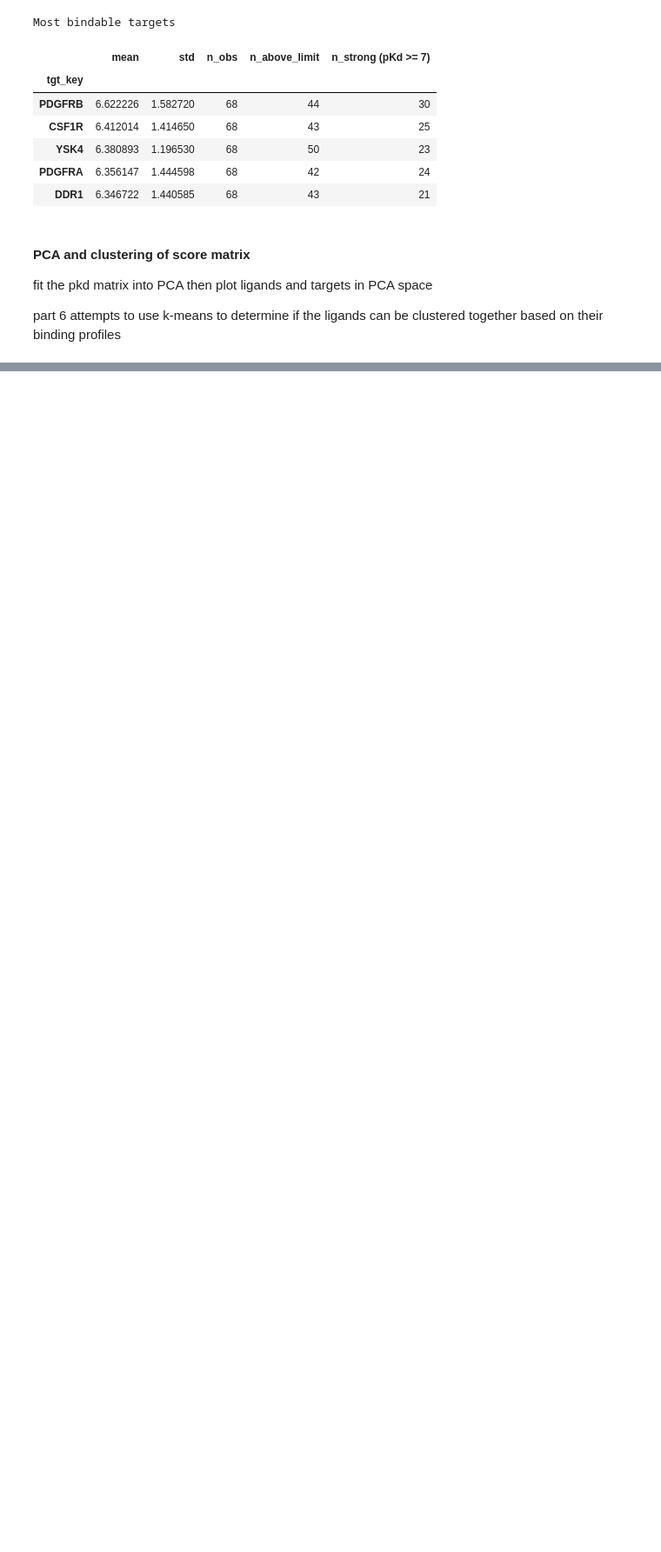
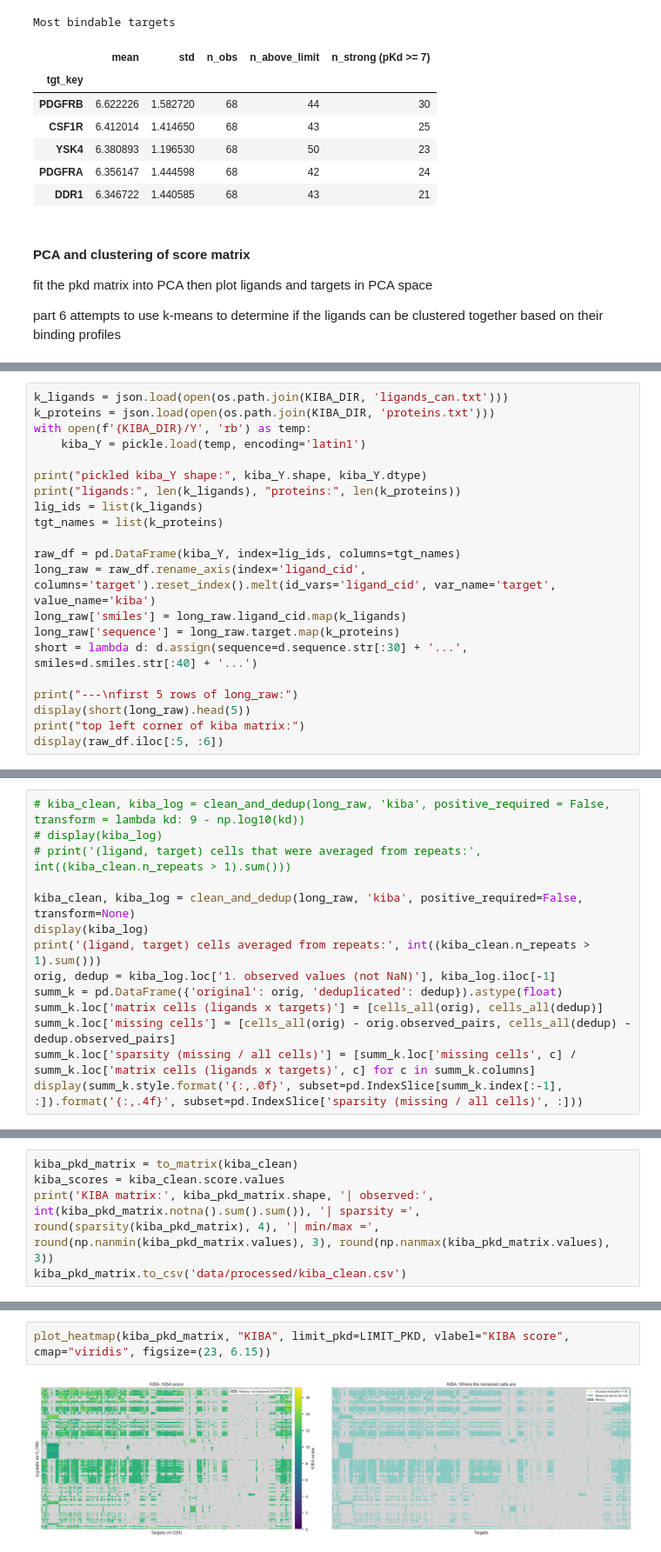
Before and after one commit to Dangomimikyu/SC4020-DataMining, a Jupyter notebook: Project 2/Source/Task1.ipynb, the cells around one changed output, grey strips where cells are left out. Shown at 87% size. Saved outputs shown, nothing was run; the diff lists cells and outputs as text; blank space fills up the shorter version.

Commit message:
kiba and comparison

```diff
--- a/Project 2/Source/Task1.ipynb
+++ b/Project 2/Source/Task1.ipynb
@@ -1031,0 +1019,21 @@ K-means silhouette scores: {2: np.float64(0.336), 3: np.float64(0.325), 4: np.fl
+# %%
+k_ligands = json.load(open(os.path.join(KIBA_DIR, 'ligands_can.txt')))
+k_proteins = json.load(open(os.path.join(KIBA_DIR, 'proteins.txt')))
+with open(f'{KIBA_DIR}/Y', 'rb') as temp:
+    kiba_Y = pickle.load(temp, encoding='latin1')
+
+print("pickled kiba_Y shape:", kiba_Y.shape, kiba_Y.dtype)
+print("ligands:", len(k_ligands), "proteins:", len(k_proteins))
+lig_ids = list(k_ligands)
+tgt_names = list(k_proteins)
+
+raw_df = pd.DataFrame(kiba_Y, index=lig_ids, columns=tgt_names)
+long_raw = raw_df.rename_axis(index='ligand_cid', columns='target').reset_index().melt(id_vars='ligand_cid', var_name='target', value_name='kiba')
+long_raw['smiles'] = long_raw.ligand_cid.map(k_ligands)
+long_raw['sequence'] = long_raw.target.map(k_proteins)
+short = lambda d: d.assign(sequence=d.sequence.str[:30] + '...', smiles=d.smiles.str[:40] + '...')
+
+print("---\nfirst 5 rows of long_raw:")
+display(short(long_raw).head(5))
+print("top left corner of kiba matrix:")
+display(raw_df.iloc[:5, :6])
@@ -1031,0 +1060,14 @@ K-means silhouette scores: {2: np.float64(0.336), 3: np.float64(0.325), 4: np.fl
+# %%
+# kiba_clean, kiba_log = clean_and_dedup(long_raw, 'kiba', positive_required = False, transform = lambda kd: 9 - np.log10(kd))
+# display(kiba_log)
+# print('(ligand, target) cells that were averaged from repeats:', int((kiba_clean.n_repeats > 1).sum()))
+
+kiba_clean, kiba_log = clean_and_dedup(long_raw, 'kiba', positive_required=False, transform=None)
+display(kiba_log)
+print('(ligand, target) cells averaged from repeats:', int((kiba_clean.n_repeats > 1).sum()))
+orig, dedup = kiba_log.loc['1. observed values (not NaN)'], kiba_log.iloc[-1]
+summ_k = pd.DataFrame({'original': orig, 'deduplicated': dedup}).astype(float)
+summ_k.loc['matrix cells (ligands x targets)'] = [cells_all(orig), cells_all(dedup)]
+summ_k.loc['missing cells'] = [cells_all(orig) - orig.observed_pairs, cells_all(dedup) - dedup.observed_pairs]
+summ_k.loc['sparsity (missing / all cells)'] = [summ_k.loc['missing cells', c] / summ_k.loc['matrix cells (ligands x targets)', c] for c in summ_k.columns]
+display(summ_k.style.format('{:,.0f}', subset=pd.IndexSlice[summ_k.index[:-1], :]).format('{:,.4f}', subset=pd.IndexSlice['sparsity (missing / all cells)', :]))
@@ -1031,0 +1091,5 @@ K-means silhouette scores: {2: np.float64(0.336), 3: np.float64(0.325), 4: np.fl
+# %%
+kiba_pkd_matrix = to_matrix(kiba_clean)
+kiba_scores = kiba_clean.score.values
+print('KIBA matrix:', kiba_pkd_matrix.shape, '| observed:', int(kiba_pkd_matrix.notna().sum().sum()), '| sparsity =', round(sparsity(kiba_pkd_matrix), 4), '| min/max =', round(np.nanmin(kiba_pkd_matrix.values), 3), round(np.nanmax(kiba_pkd_matrix.values), 3))
+kiba_pkd_matrix.to_csv('data/processed/kiba_clean.csv')
@@ -1031,0 +1102,4 @@ K-means silhouette scores: {2: np.float64(0.336), 3: np.float64(0.325), 4: np.fl
+# %%
+plot_heatmap(kiba_pkd_matrix, "KIBA", limit_pkd=LIMIT_PKD, vlabel="KIBA score", cmap="viridis", figsize=(23, 6.15))
+# %% [output]
+[figure, added]
```
Also changed, not shown: parts of 28 cells of this notebook, 3 other files.
